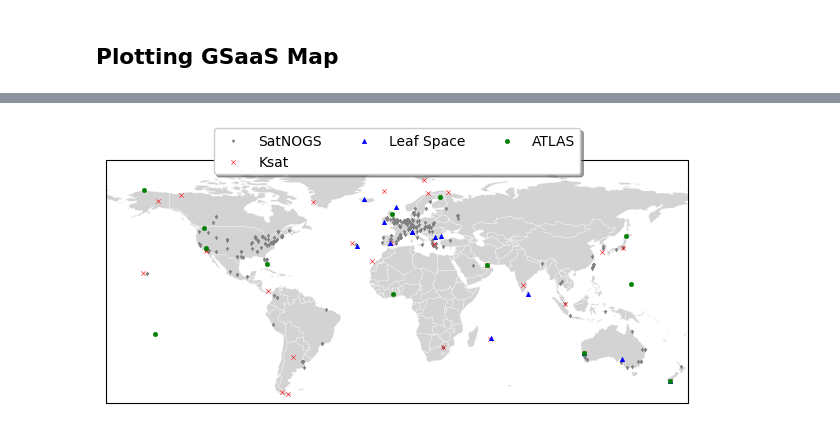
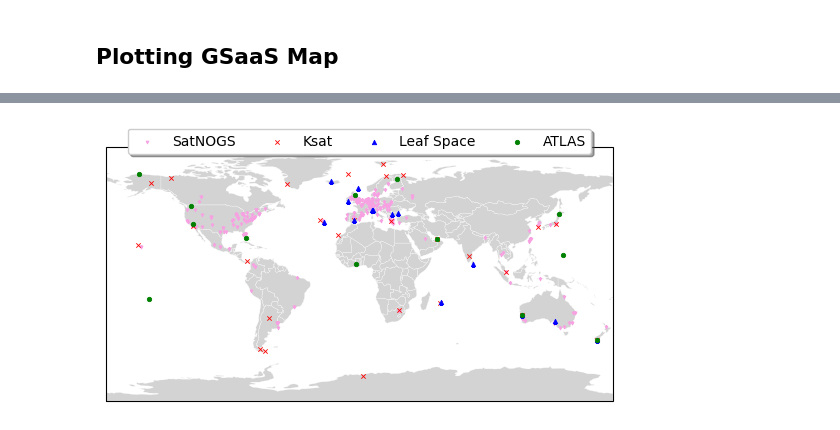
Before and after one commit to Rakagami/datascience_satellites_and_me, a Jupyter notebook: maps.ipynb, the cells around one changed output, grey strips where cells are left out. Saved outputs shown, nothing was run; the diff lists cells and outputs as text; code cells hidden in the pictures.

```diff
--- a/maps.ipynb
+++ b/maps.ipynb
@@ -102,48 +189,39 @@ cols = ["#c1d5e2", "#ce9c7f", "#7598b6", "#6a7465", "#914c09", "#663979", "#fbe1
 
 world = geopandas.read_file(geopandas.datasets.get_path('naturalearth_lowres'))
 #world = world[(world.name!="Antarctica")]
-
-def plotCountryPatch( axes, country_name, fcolor ):
-    # plot a country on the provided axes
-    nami = world[world.name == country_name]
-    namigm = nami.__geo_interface__['features']  # geopandas's geo_interface
-    namig0 = {'type': namigm[0]['geometry']['type'], \
-              'coordinates': namigm[0]['geometry']['coordinates']}
-    axes.add_patch(PolygonPatch( namig0, fc=fcolor, ec="black", alpha=0.85, zorder=2, linewidth=0.0 ))
-
 
 fig, ax = plt.subplots(figsize=(7, 3), subplot_kw={'projection': ccrs.PlateCarree()})
 
 cmap = colors.ListedColormap(cols[:-2])
 world.plot(facecolor = "lightgrey", edgecolor="white", ax=ax, linewidth=0.2)
 
 # Plotting GS points
 def plot_gsdata(gsdata_df, ax, label, marker, color, size=10):
     latitude, longitude = gsdata_df["lat"], gsdata_df["long"]
     ax.scatter(longitude, latitude,
                sizes = [size],
                color=color,
                zorder = 10,
                marker=marker,
-               linewidth = 0.4,
+               linewidth = 0.6,
                label=label)
 
-plot_gsdata(gsdata_satnog, ax, "SatNOGS", "v", "grey", 4)
+plot_gsdata(gsdata_satnog, ax, "SatNOGS", "v", "#f7a1e2", 4)
 plot_gsdata(gsdata_ksat, ax, "Ksat", "x", "red")
 plot_gsdata(gsdata_leaf, ax, "Leaf Space", "^", "blue")
 plot_gsdata(gsdata_atlas, ax, "ATLAS", "o", "green")
 
 
-ax.set_extent([-180, 180, -60, 90], ccrs.PlateCarree())
+ax.set_extent([-180, 180, -90, 90], ccrs.PlateCarree())
 ax.get_xaxis().set_ticks([])
 ax.get_yaxis().set_ticks([])
 
 #plt.legend(loc = "lower left")
-plt.legend(loc='upper center', bbox_to_anchor=(0.5, 1.16),
-          ncol=3, fancybox=True, shadow=True)
+plt.legend(loc='upper center', bbox_to_anchor=(0.5, 1.1),
+          ncol=4, fancybox=True, shadow=True)
 
 plt.tight_layout()
 plt.savefig("figures/gs_services.pdf", pad_inches=0)
 plt.show()
 # %% [output]
-[figure, old version]
+[figure, new version]
```
Also changed, not shown: parts of 13 cells of this notebook, 3 other files.
